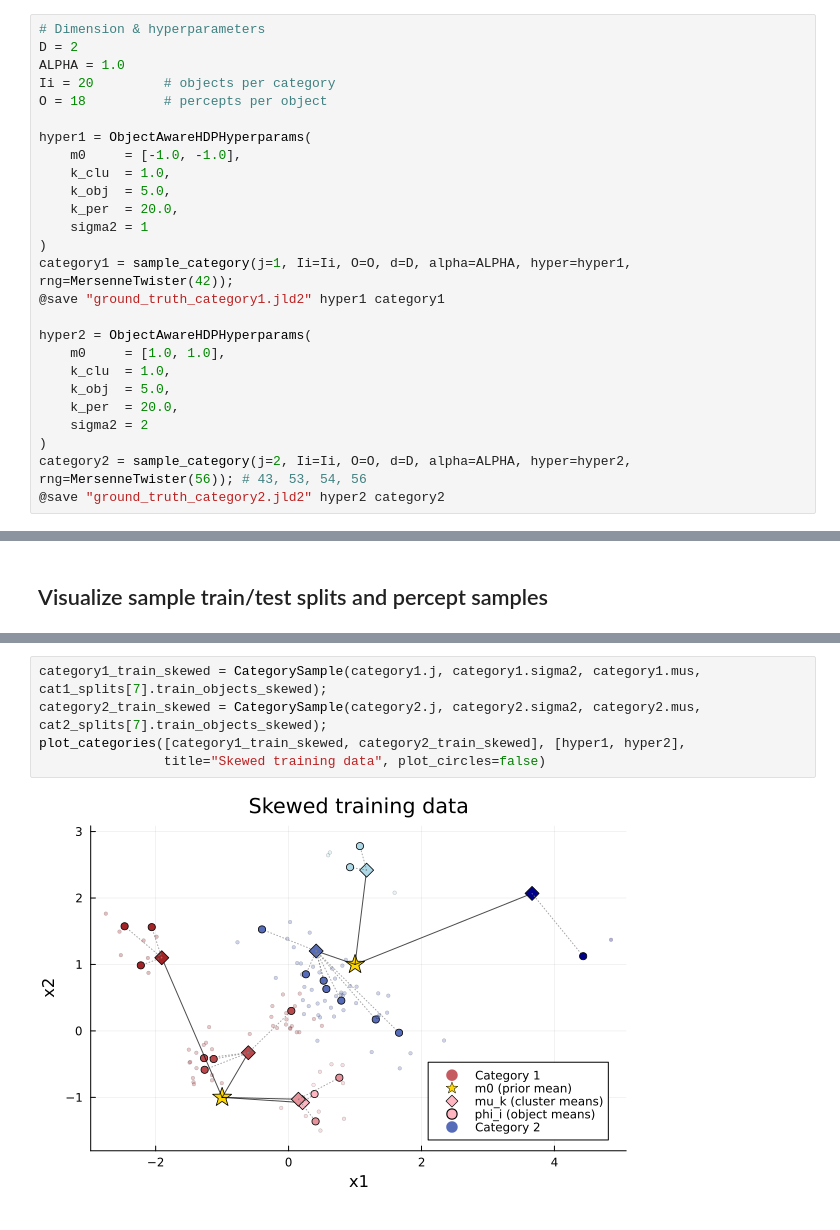
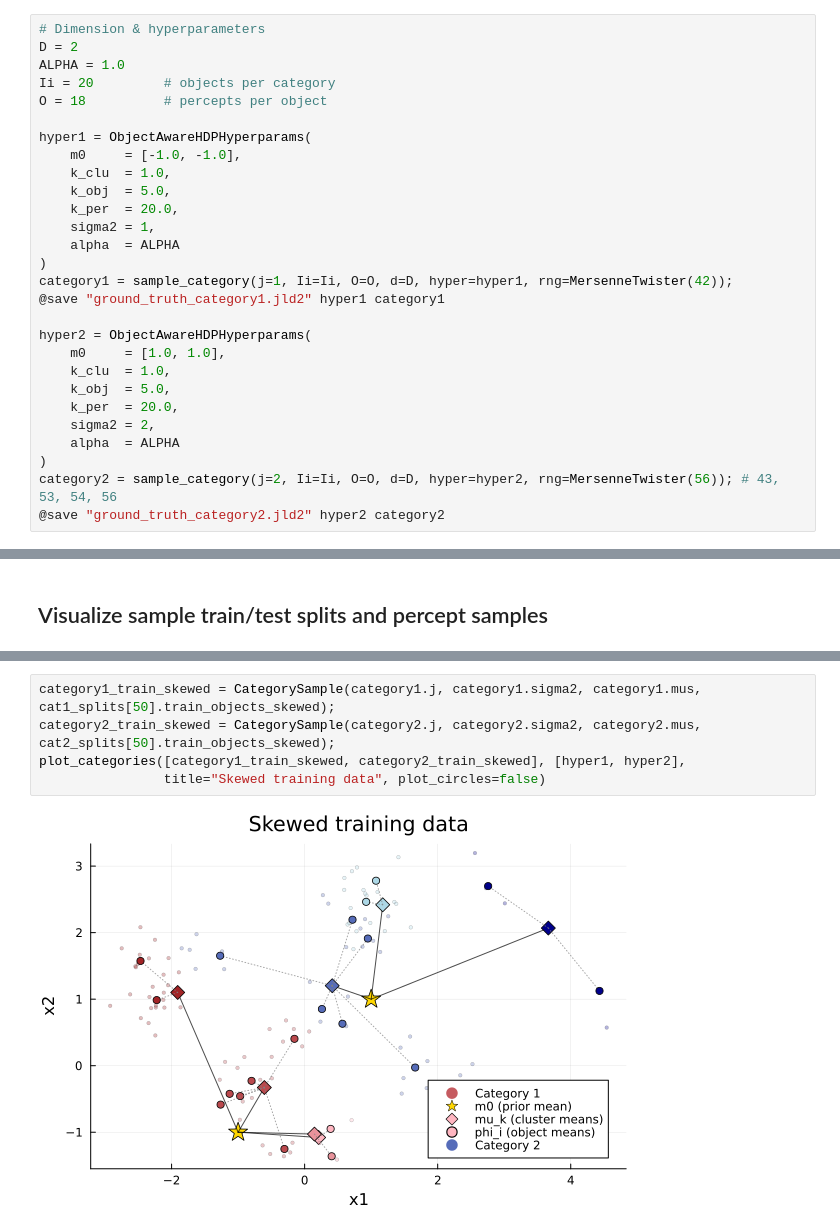
Before and after one commit to lilyzihuizhu/object-aware-hdp, a Jupyter notebook: generate_data.ipynb, the cells around one changed output, grey strips where cells are left out. Cells and saved outputs as stored; diff of their text form.

Commit message:
added alpha as a hyperparam

```diff
--- a/generate_data.ipynb
+++ b/generate_data.ipynb
@@ -19,9 +19,10 @@ hyper1 = ObjectAwareHDPHyperparams(
     k_clu  = 1.0,
     k_obj  = 5.0,
     k_per  = 20.0,
-    sigma2 = 1
+    sigma2 = 1,
+    alpha  = ALPHA
 )
-category1 = sample_category(j=1, Ii=Ii, O=O, d=D, alpha=ALPHA, hyper=hyper1, rng=MersenneTwister(42));
+category1 = sample_category(j=1, Ii=Ii, O=O, d=D, hyper=hyper1, rng=MersenneTwister(42));
 @save "ground_truth_category1.jld2" hyper1 category1
 
 hyper2 = ObjectAwareHDPHyperparams(
@@ -29,9 +30,10 @@ hyper2 = ObjectAwareHDPHyperparams(
     k_clu  = 1.0,
     k_obj  = 5.0,
     k_per  = 20.0,
-    sigma2 = 2
+    sigma2 = 2,
+    alpha  = ALPHA
 )
-category2 = sample_category(j=2, Ii=Ii, O=O, d=D, alpha=ALPHA, hyper=hyper2, rng=MersenneTwister(56)); # 43, 53, 54, 56
+category2 = sample_category(j=2, Ii=Ii, O=O, d=D, hyper=hyper2, rng=MersenneTwister(56)); # 43, 53, 54, 56
 @save "ground_truth_category2.jld2" hyper2 category2
 # %%
 plot_categories([category1, category2], [hyper1, hyper2], plot_circles=false)
@@ -82,8 +84,8 @@ plot_categories([category1_train_uniform, category2_train_uniform], [hyper1, hyp
 # %%
-category1_train_skewed = CategorySample(category1.j, category1.sigma2, category1.mus, cat1_splits[7].train_objects_skewed);
-category2_train_skewed = CategorySample(category2.j, category2.sigma2, category2.mus, cat2_splits[7].train_objects_skewed);
+category1_train_skewed = CategorySample(category1.j, category1.sigma2, category1.mus, cat1_splits[50].train_objects_skewed);
+category2_train_skewed = CategorySample(category2.j, category2.sigma2, category2.mus, cat2_splits[50].train_objects_skewed);
 plot_categories([category1_train_skewed, category2_train_skewed], [hyper1, hyper2],
                 title="Skewed training data", plot_circles=false)
 # %% [output]
-[figure, old version]
+[figure, new version]
 # %%
```
Also changed, not shown: parts of 3 cells of this notebook, 4 other files.
